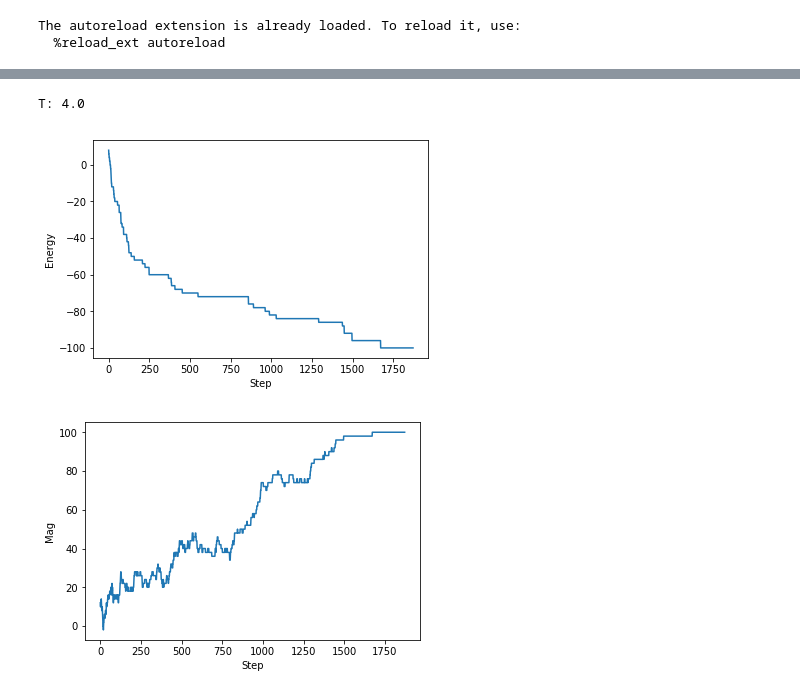
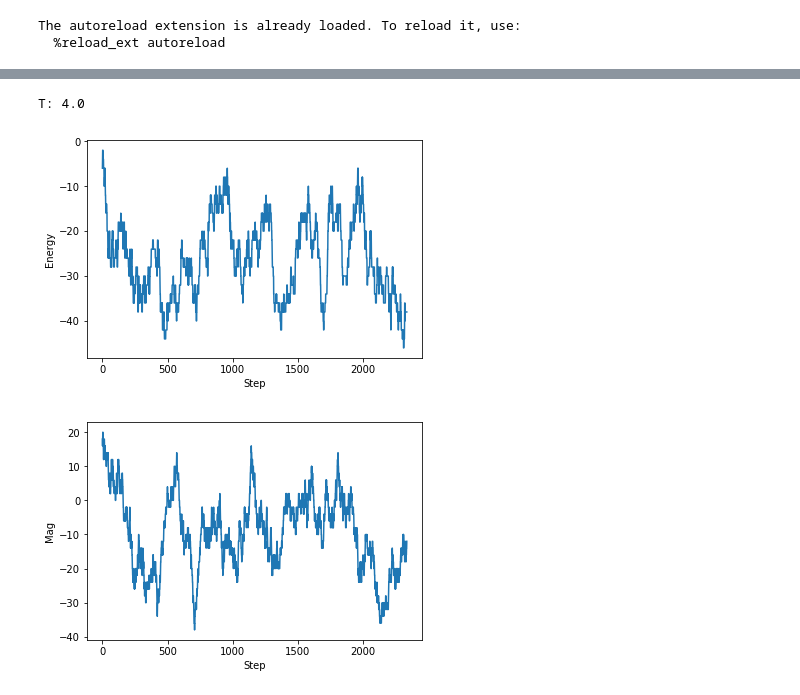
Before and after one commit to drozzy/ising-simulation, a Jupyter notebook: stabilize_test.ipynb, the cells around one changed output, grey strips where cells are left out. Cells and saved outputs as stored; diff of their text form; code cells hidden in the pictures.

Commit message:
Plot more examples

```diff
--- a/stabilize_test.ipynb
+++ b/stabilize_test.ipynb
@@ -22,9 +22,9 @@ T = 0.1
 e = []
 m = []
 for i in count():
-    step(config, START_T)
-    e.append(calcEnergy(config))
-    m.append(mag(config))
+    step(config, T)
+    e.append(energy(config))
+    m.append(magnetization(config))
     if i > 200 and np.std(m[-200:]) <= STABLE_STD_E:
         N_STEPS_STABILIZE = i
         break
@@ -50,0 +101,21 @@ T: 0.1
+# %%
+T = 3.0
+config = create_random_config(LATTICE_SIZE)
+print("T: %s" % T)
+e = []
+m = []
+for i in range(N_STEPS_STABILIZE):
+    step(config, T)
+    e.append(energy(config))
+    m.append(magnetization(config))
+
+
+plt.plot(e)
+plt.ylabel('Energy')
+plt.xlabel('Step')
+plt.show()
+
+plt.plot(m)
+plt.ylabel('Mag')
+plt.xlabel('Step')
+plt.show()
@@ -51,27 +126,25 @@ T: 0.1
 # %%
 T = 4.0
 config = create_random_config(LATTICE_SIZE)
 print("T: %s" % T)
 e = []
 m = []
-for i in count():
-    step(config, START_T)
-    e.append(calcEnergy(config))
-    m.append(mag(config))
-    if i > 200 and np.std(m[-200:]) <= STABLE_STD_E:
-        N_STEPS_STABILIZE = i
-        break
+for i in range(N_STEPS_STABILIZE):
+    step(config, T)
+    e.append(energy(config))
+    m.append(magnetization(config))
+
 
 plt.plot(e)
 plt.ylabel('Energy')
 plt.xlabel('Step')
 plt.show()
 
 plt.plot(m)
 plt.ylabel('Mag')
 plt.xlabel('Step')
 plt.show()
 # %% [output]
 T: 4.0
-[figure, old version]
+[figure, new version]
-[figure, old version]
+[figure, new version]
```
Also changed, not shown: parts of 6 cells of this notebook, 1 other file.
